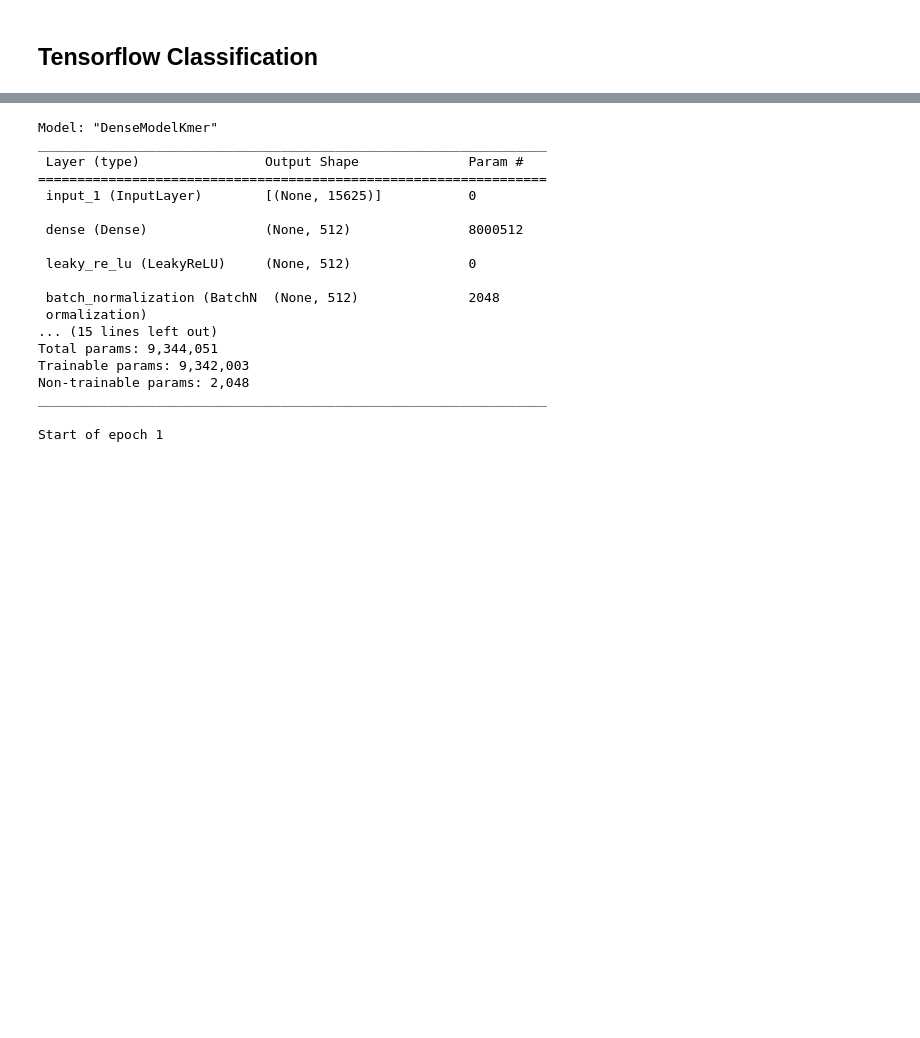
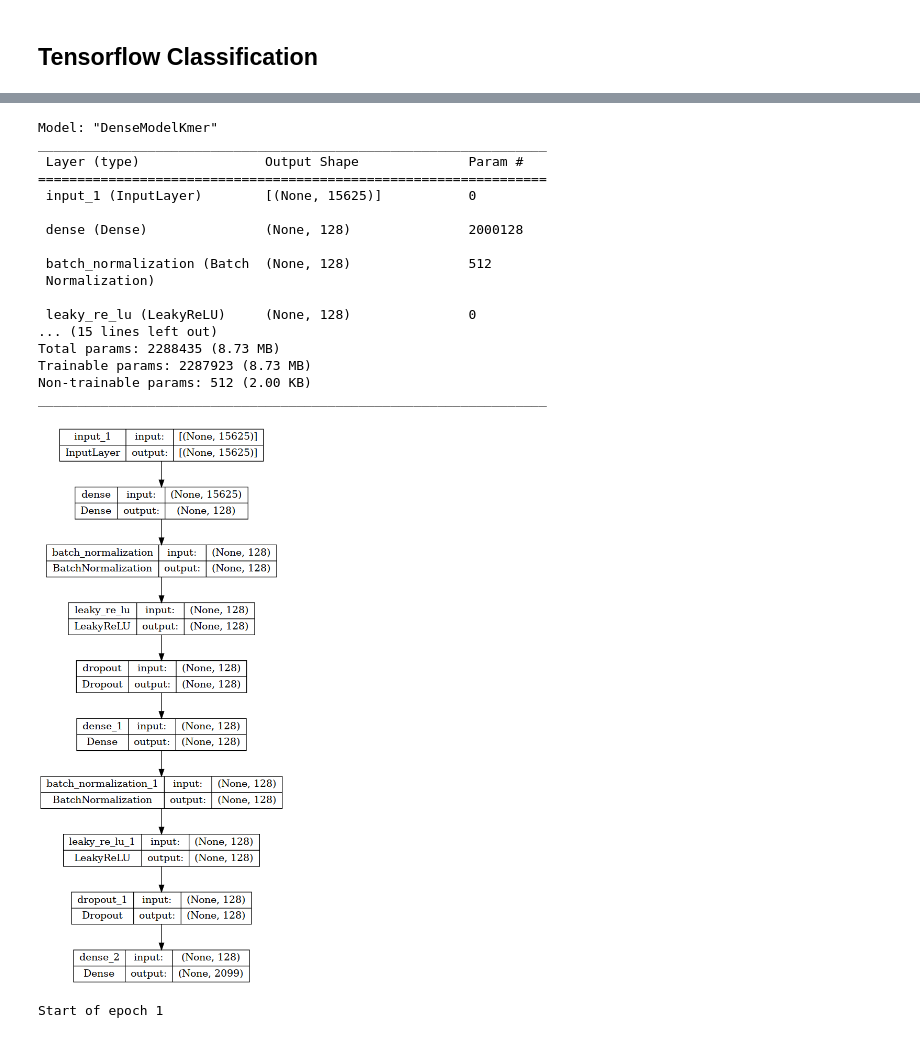
Before and after one commit to m5k5/KaggleCAFAChallenge, a Jupyter notebook: SO Model with kMers.ipynb, the cells around one changed output, grey strips where cells are left out. Drawn from its saved outputs; the diff is of its cells as text; code cells hidden in the pictures; blank space fills up the shorter version.

```diff
--- a/SO Model with kMers.ipynb
+++ b/SO Model with kMers.ipynb
@@ -424,44 +422,48 @@ EMBED_DIM=10
 
 def createModel():
     inputs = tf.keras.Input(shape=(xSize,))
     # x=layers.Embedding(VOCAB_SIZE, EMBED_DIM, name="embedding")(inputs)
     # x = layers.BatchNormalization()(tf.expand_dims(inputs,2))
 
-    x=layers.Dense(512)(inputs)
+    x = layers.Dense(128)(inputs)
+    x = layers.BatchNormalization()(x)
     x = layers.LeakyReLU()(x)
-    x = layers.BatchNormalization()(x)
     x = layers.Dropout(0.1)(x)
 
-    x=layers.Dense(512)(x)
+    x = layers.Dense(128)(x)
+    x = layers.BatchNormalization()(x)
     x = layers.LeakyReLU()(x)
-    x = layers.BatchNormalization()(x)
     x = layers.Dropout(0.1)(x)
 
     outputs=layers.Dense(len(mlb.classes_), activation=tf.keras.activations.sigmoid)(x)
 
     return tf.keras.Model(inputs=inputs, outputs=outputs, name="DenseModelKmer")
 
 model = createModel()
 
 model.summary()
+
+dot_img_file = './'+model.name +'.png'
+tf.keras.utils.plot_model(model, to_file=dot_img_file, show_shapes=True)
 # %% [output]
 Model: "DenseModelKmer"
 _________________________________________________________________
  Layer (type)                Output Shape              Param #
 =================================================================
  input_1 (InputLayer)        [(None, 15625)]           0
 
- dense (Dense)               (None, 512)               8000512
+ dense (Dense)               (None, 128)               2000128
 
- leaky_re_lu (LeakyReLU)     (None, 512)               0
+ batch_normalization (Batch  (None, 128)               512
+ Normalization)
 
- batch_normalization (BatchN  (None, 512)              2048
- ormalization)
+ leaky_re_lu (LeakyReLU)     (None, 128)               0
 ... (15 lines left out)
-Total params: 9,344,051
-Trainable params: 9,342,003
-Non-trainable params: 2,048
+Total params: 2288435 (8.73 MB)
+Trainable params: 2287923 (8.73 MB)
+Non-trainable params: 512 (2.00 KB)
 _________________________________________________________________
+[figure, added]
 # %%
 import matplotlib.pyplot as plt
 #Learning rate schedule
```
Also changed, not shown: parts of 2 cells of this notebook, 36 other files.
